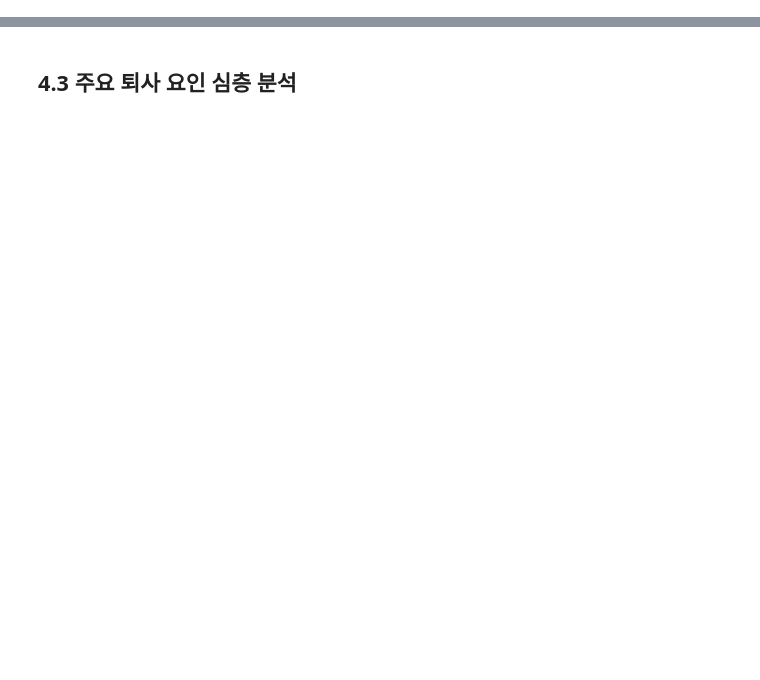
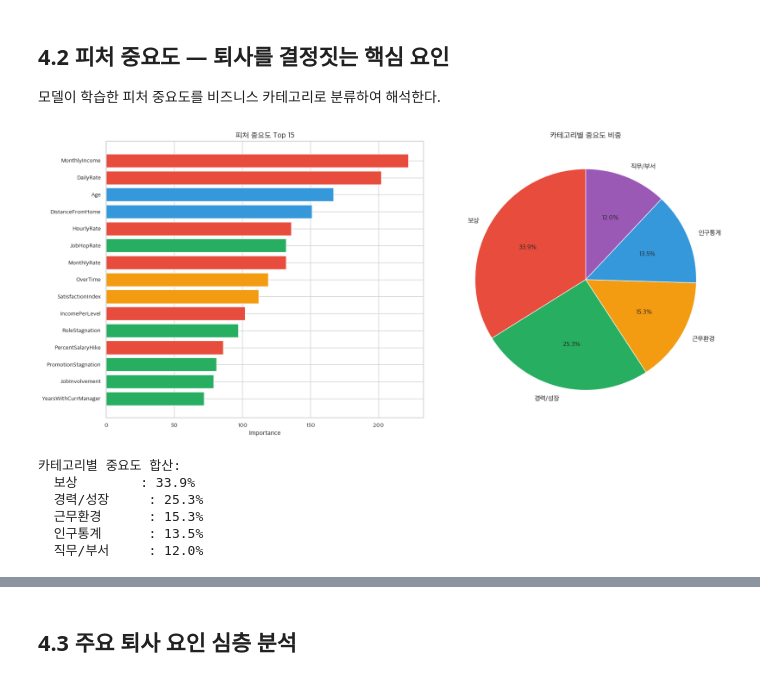
Before and after one commit to inhoolee/attrition-prediction, a Jupyter notebook: notebooks/04_insights.ipynb, the cells around one changed output, grey strips where cells are left out. Drawn from its saved outputs; the diff is of its cells as text; code cells hidden in the pictures; blank space fills up the shorter version.

Commit message:
Document attrition analysis outputs

```diff
--- a/notebooks/04_insights.ipynb
+++ b/notebooks/04_insights.ipynb
@@ -11,6 +19,17 @@ import numpy as np
 import matplotlib.pyplot as plt
 import seaborn as sns
 import joblib
+import warnings
+warnings.filterwarnings('ignore')
+
+from src.data_loader import load_raw_data, PROCESSED_DIR
+
+plt.rcParams['font.family'] = 'Apple SD Gothic Neo'
+plt.rcParams['axes.unicode_minus'] = False
+plt.rcParams['figure.figsize'] = (12, 6)
+sns.set_theme(style='whitegrid', font='Apple SD Gothic Neo')
+
+COLORS_RISK = {'고위험': '#E74C3C', '중위험': '#F39C12', '저위험': '#27AE60'}
 
 %matplotlib inline
 # %% [markdown]
@@ -19,0 +66,68 @@ import joblib
+# %% [markdown]
+## 4.2 피처 중요도 — 퇴사를 결정짓는 핵심 요인
+
+모델이 학습한 피처 중요도를 비즈니스 카테고리로 분류하여 해석한다.
+# %%
+# 피처를 비즈니스 카테고리로 분류
+category_map = {
+    # 보상
+    'MonthlyIncome': '보상', 'DailyRate': '보상', 'HourlyRate': '보상',
+    'MonthlyRate': '보상', 'PercentSalaryHike': '보상',
+    'StockOptionLevel': '보상', 'IncomePerLevel': '보상',
+    # 인구통계
+    'Age': '인구통계', 'Gender': '인구통계', 'DistanceFromHome': '인구통계',
+    'Education': '인구통계',
+    # 근무환경
+    'OverTime': '근무환경', 'EnvironmentSatisfaction': '근무환경',
+    'JobSatisfaction': '근무환경', 'RelationshipSatisfaction': '근무환경',
+    'WorkLifeBalance': '근무환경', 'SatisfactionIndex': '근무환경',
+    # 경력/성장
+    'TotalWorkingYears': '경력/성장', 'YearsAtCompany': '경력/성장',
+    'YearsInCurrentRole': '경력/성장', 'YearsWithCurrManager': '경력/성장',
+    'YearsSinceLastPromotion': '경력/성장', 'NumCompaniesWorked': '경력/성장',
+    'TrainingTimesLastYear': '경력/성장', 'JobInvolvement': '경력/성장',
+    'PerformanceRating': '경력/성장',
+    'PromotionStagnation': '경력/성장', 'RoleStagnation': '경력/성장',
+    'JobHopRate': '경력/성장',
+}
+
+feat_imp['category'] = feat_imp['feature'].map(
+    lambda x: category_map.get(x, '직무/부서')
+)
+
+# 카테고리별 중요도 합산
+cat_imp = feat_imp.groupby('category')['importance'].sum().sort_values(ascending=False)
+
+fig, axes = plt.subplots(1, 2, figsize=(18, 8))
+
+# 좌: 개별 피처 Top 15
+top15 = feat_imp.head(15).sort_values('importance', ascending=True)
+cat_colors = {'보상': '#E74C3C', '인구통계': '#3498DB', '근무환경': '#F39C12',
+              '경력/성장': '#27AE60', '직무/부서': '#9B59B6'}
+bar_colors = [cat_colors.get(c, '#95A5A6') for c in top15['category']]
+axes[0].barh(top15['feature'], top15['importance'], color=bar_colors)
+axes[0].set_title('피처 중요도 Top 15', fontsize=14, fontweight='bold')
+axes[0].set_xlabel('Importance')
+
+# 우: 카테고리별 합산
+cat_colors_list = [cat_colors.get(c, '#95A5A6') for c in cat_imp.index]
+axes[1].pie(cat_imp, labels=cat_imp.index, autopct='%1.1f%%',
+            colors=cat_colors_list, startangle=90, textprops={'fontsize': 12})
+axes[1].set_title('카테고리별 중요도 비중', fontsize=14, fontweight='bold')
+
+plt.tight_layout()
+plt.savefig('../outputs/figures/13_feature_importance_business.png', dpi=150, bbox_inches='tight')
+plt.show()
+
+print("카테고리별 중요도 합산:")
+for cat, imp in cat_imp.items():
+    pct = imp / cat_imp.sum() * 100
+    print(f"  {cat:10s}: {pct:.1f}%")
+# %% [output]
+[figure, added]
+카테고리별 중요도 합산:
+  보상        : 33.9%
+  경력/성장     : 25.3%
+  근무환경      : 15.3%
+  인구통계      : 13.5%
+  직무/부서     : 12.0%
```
Also changed, not shown: parts of 24 cells of this notebook, 37 other files.
